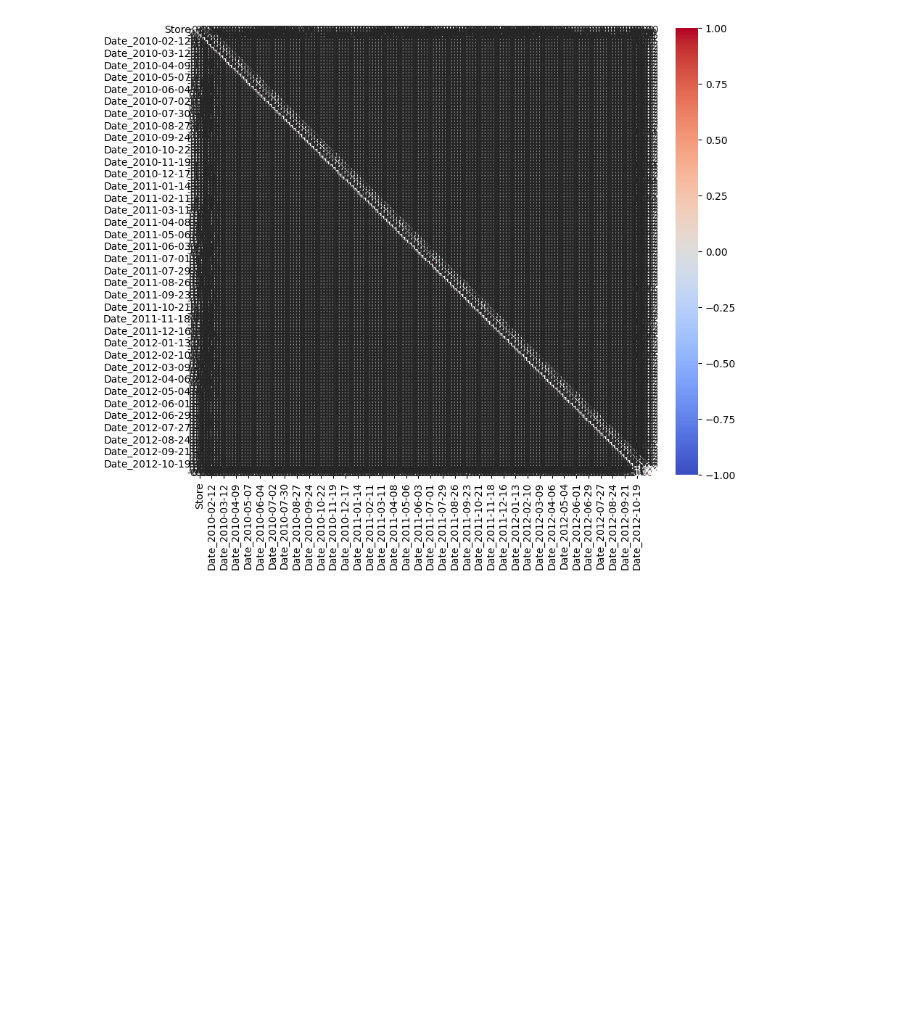
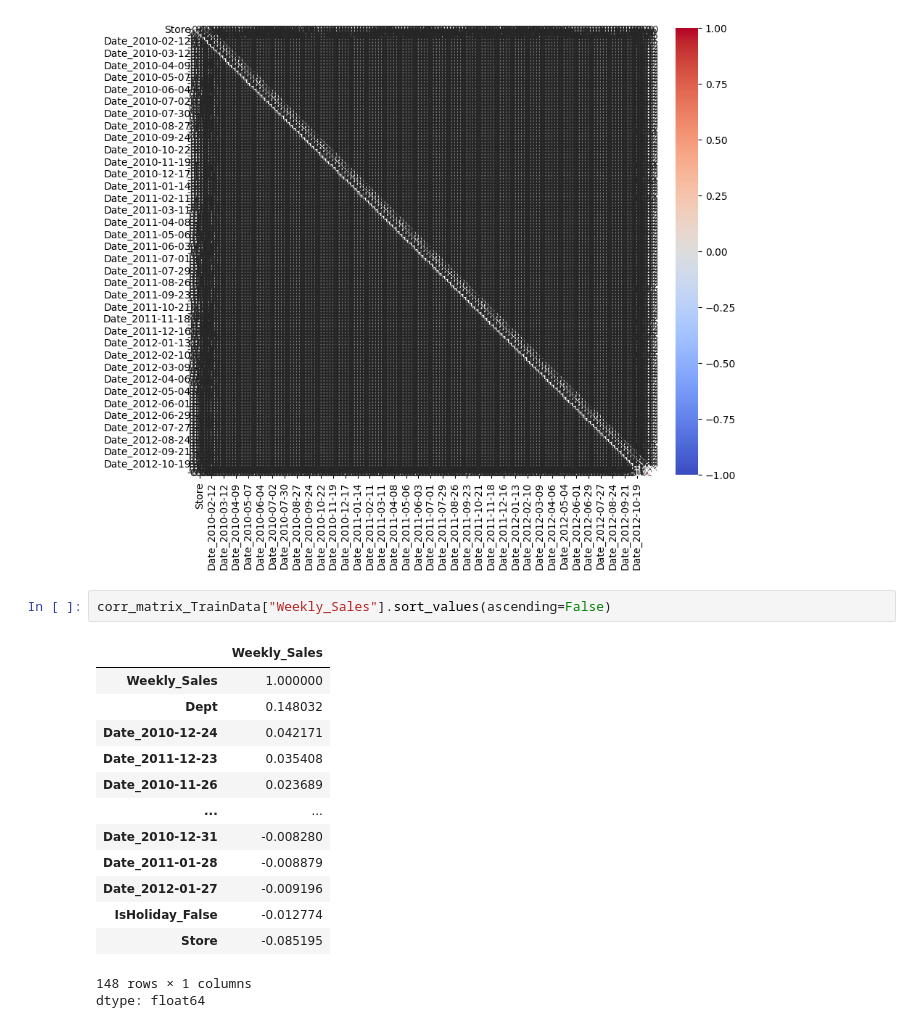
Before and after one commit to akashnarwal7/Walmart-kaggle-Compitetion, a Jupyter notebook: Walmart_Sales_Forecasting.ipynb, the cells around one changed output. Saved outputs shown, nothing was run; the diff lists cells and outputs as text; blank space fills up the shorter version.

```diff
--- a/Walmart_Sales_Forecasting.ipynb
+++ b/Walmart_Sales_Forecasting.ipynb
@@ -203,3 +245,20 @@ sns.heatmap(Encoded_Train_Data.corr(), annot=True, cmap='coolwarm', fmt=".2f")
 plt.show()
 # %% [output]
 [figure]
+# %%
+corr_matrix_TrainData["Weekly_Sales"].sort_values(ascending=False)
+# %% [output]
+|  | Weekly_Sales |
+| Weekly_Sales | 1.000000 |
+| Dept | 0.148032 |
+| Date_2010-12-24 | 0.042171 |
+| Date_2011-12-23 | 0.035408 |
+| Date_2010-11-26 | 0.023689 |
+| ... | ... |
+| Date_2010-12-31 | -0.008280 |
+| Date_2011-01-28 | -0.008879 |
+| Date_2012-01-27 | -0.009196 |
+| IsHoliday_False | -0.012774 |
+| Store | -0.085195 |
+148 rows × 1 columns
+dtype: float64
```
Also changed, not shown: parts of 10 cells of this notebook.
